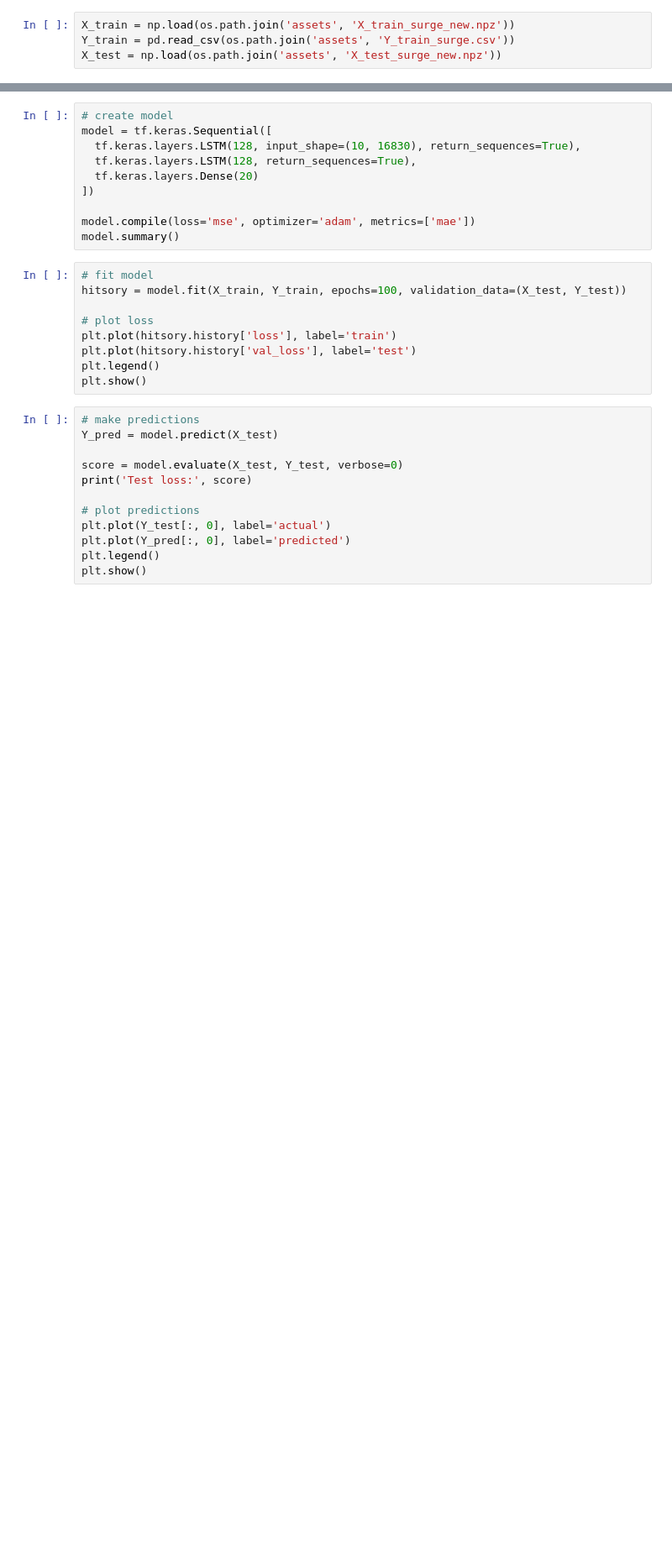
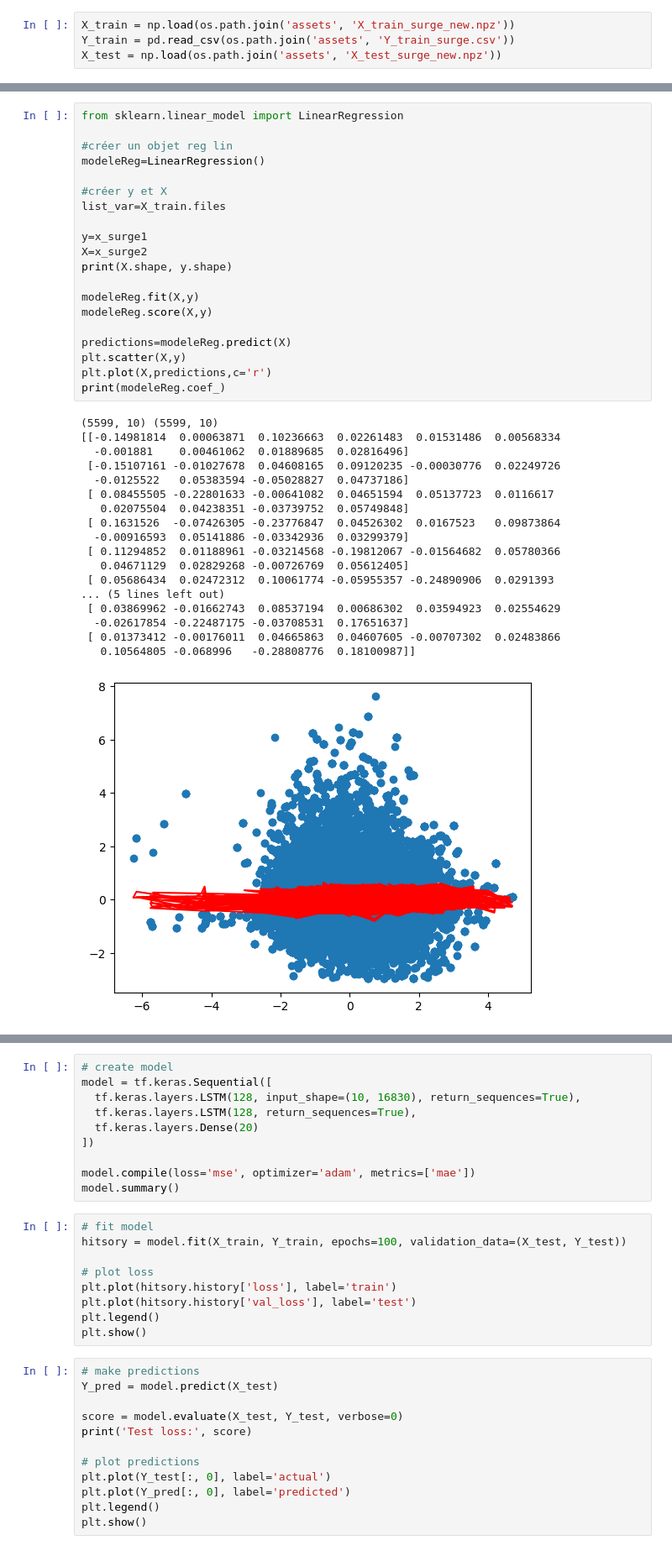
Before and after one commit to Entador/can-you-predict-the-tide, a Jupyter notebook: prediction_new.ipynb, the cells around one changed output, grey strips where cells are left out. Shown at 84% size. Cells and saved outputs as stored; diff of their text form; blank space fills up the shorter version.

```diff
--- a/prediction_new.ipynb
+++ b/prediction_new.ipynb
@@ -23,3 +26,42 @@ print(x_surge1.shape, y_surge1.shape)
+# %%
+from sklearn.linear_model import LinearRegression
+
+#créer un objet reg lin
+modeleReg=LinearRegression()
+
+#créer y et X
+list_var=X_train.files
+
+y=x_surge1
+X=x_surge2
+print(X.shape, y.shape)
+
+modeleReg.fit(X,y)
+modeleReg.score(X,y)
+
+predictions=modeleReg.predict(X)
+plt.scatter(X,y)
+plt.plot(X,predictions,c='r')
+print(modeleReg.coef_)
+# %% [output]
+(5599, 10) (5599, 10)
+[[-0.14981814  0.00063871  0.10236663  0.02261483  0.01531486  0.00568334
+  -0.001881    0.00461062  0.01889685  0.02816496]
+ [-0.15107161 -0.01027678  0.04608165  0.09120235 -0.00030776  0.02249726
+  -0.0125522   0.05383594 -0.05028827  0.04737186]
+ [ 0.08455505 -0.22801633 -0.00641082  0.04651594  0.05137723  0.0116617
+   0.02075504  0.04238351 -0.03739752  0.05749848]
+ [ 0.1631526  -0.07426305 -0.23776847  0.04526302  0.0167523   0.09873864
+  -0.00916593  0.05141886 -0.03342936  0.03299379]
+ [ 0.11294852  0.01188961 -0.03214568 -0.19812067 -0.01564682  0.05780366
+   0.04671129  0.02829268 -0.00726769  0.05612405]
+ [ 0.05686434  0.02472312  0.10061774 -0.05955357 -0.24890906  0.0291393
+... (5 lines left out)
+ [ 0.03869962 -0.01662743  0.08537194  0.00686302  0.03594923  0.02554629
+  -0.02617854 -0.22487175 -0.03708531  0.17651637]
+ [ 0.01373412 -0.00176011  0.04665863  0.04607605 -0.00707302  0.02483866
+   0.10564805 -0.068996   -0.28808776  0.18100987]]
+[figure, added]
 # %%
 # create input data (each input is a tuple of (surge1, surge2, slp))
 x_slp_flat = x_slp.reshape(x_slp.shape[0], -1)
```
Also changed, not shown: parts of 3 cells of this notebook.
